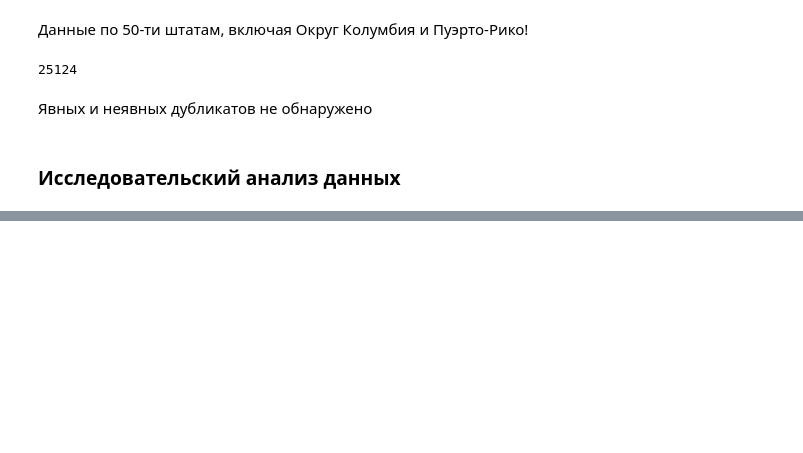
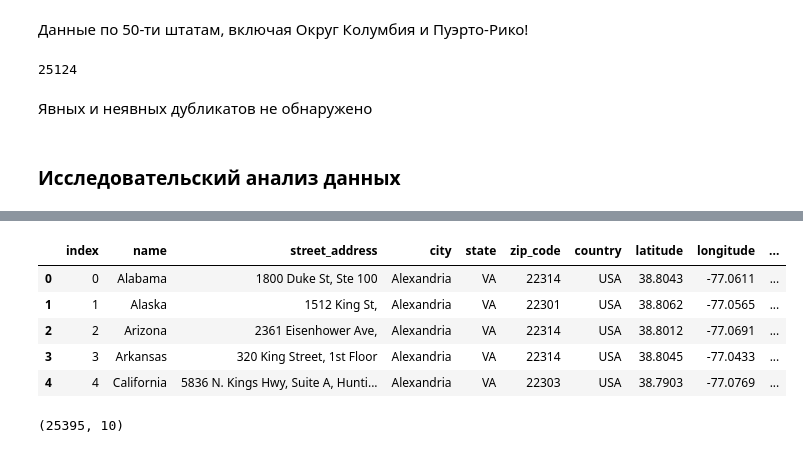
Before and after one commit to JuliVoronova/project_2, a Jupyter notebook: subway.ipynb, the cells around one changed output, grey strips where cells are left out. Drawn from its saved outputs; the diff is of its cells as text; code cells hidden in the pictures; blank space fills up the shorter version.

```diff
--- a/subway.ipynb
+++ b/subway.ipynb
@@ -3,8 +26,12 @@
 # %%
 import pandas as pd
 # %%
-df = pd.read_csv('/content/subway.csv')
-display(df.head(2))
+try:
+  df=pd.read_csv('C:/Users/juvoronova/Desktop/Projects/project_2/data/subway.csv')
+  display(df.head(2))
+except:
+  df = pd.read_csv('/content/subway.csv')
+  display(df.head(2))
 # %% [output]
 |  | index | name | url | street_address | city | state | zip_code | country | phone_number_1 | ... |
 | 0 | 0 | Subway | http://order.subway.com/Stores/Re... | 1800 Duke St, Ste 100 | Alexandria | VA | 22314 | USA | NaN | ... |
@@ -22,4 +85,4 @@ df.isna().sum()
 
 a_data = df.dropna(axis=1)
 # %%
-hours = df['open_hours']
+a_data['open_hours'] = df['open_hours'].copy()
@@ -26,5 +95,3 @@ hours = df['open_hours']
-# %%
-a_data['open_hours'] = hours
 # %%
 # сколько пропусков осталось теперь
 
@@ -99,0 +224,17 @@ a_data.plot(
+# %%
+# data['column'].where(s > control_value, default_value)
+
+# a_data['name'] = states_name['us_state'].where(states_name['state'].isin(a_data['state']), ' ')
+
+display(a_data.head())
+# %% [output]
+|  | index | name | street_address | city | state | zip_code | country | latitude | longitude | ... |
+| 0 | 0 | Alabama | 1800 Duke St, Ste 100 | Alexandria | VA | 22314 | USA | 38.8043 | -77.0611 | ... |
+| 1 | 1 | Alaska | 1512 King St, | Alexandria | VA | 22301 | USA | 38.8062 | -77.0565 | ... |
+| 2 | 2 | Arizona | 2361 Eisenhower Ave, | Alexandria | VA | 22314 | USA | 38.8012 | -77.0691 | ... |
+| 3 | 3 | Arkansas | 320 King Street, 1st Floor | Alexandria | VA | 22314 | USA | 38.8045 | -77.0433 | ... |
+| 4 | 4 | California | 5836 N. Kings Hwy, Suite A, Hunti... | Alexandria | VA | 22303 | USA | 38.7903 | -77.0769 | ... |
+# %%
+a_data.shape
+# %% [output]
+(25395, 10)
```
Also changed, not shown: parts of 16 cells of this notebook, 1 other file.
